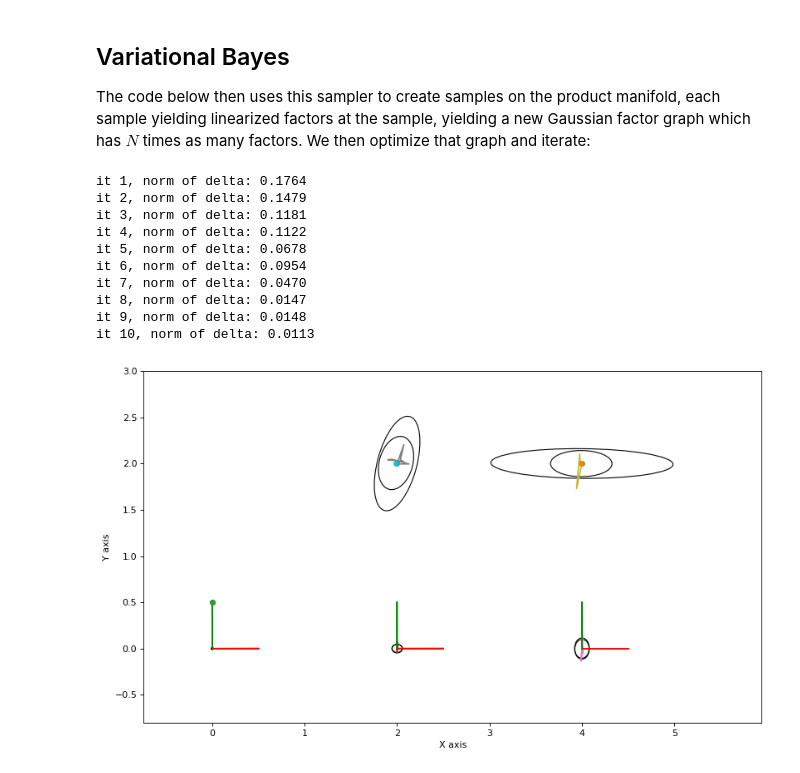
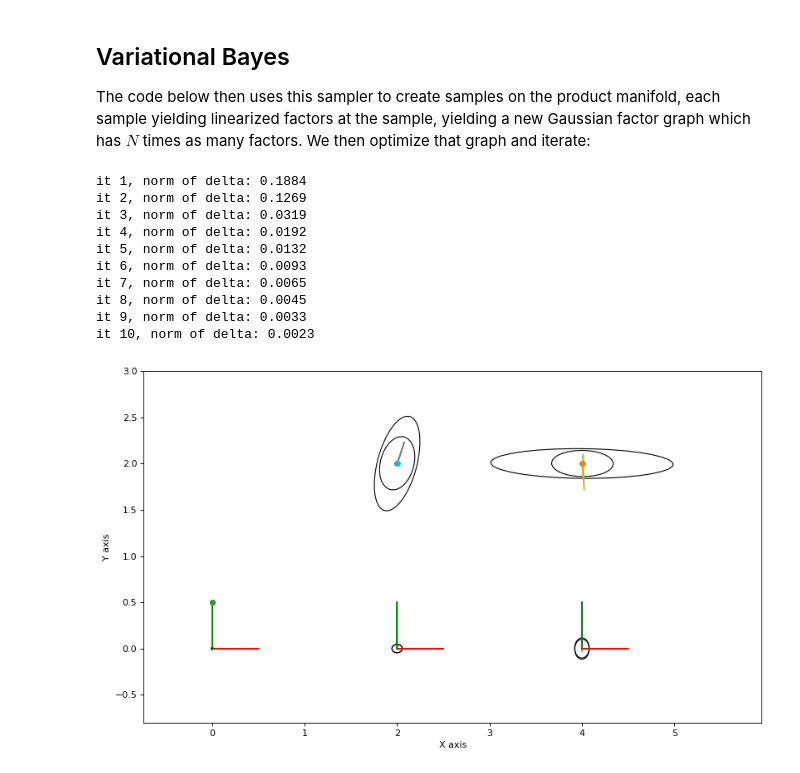
Before and after one commit to gtbook/gtsam-examples, a Jupyter notebook: PlanarSLAMExample_gvi.ipynb, the cells around one changed output. Cells and saved outputs as stored; diff of their text form; code cells hidden in the pictures.

```diff
--- a/PlanarSLAMExample_gvi.ipynb
+++ b/PlanarSLAMExample_gvi.ipynb
@@ -68,9 +45,9 @@ The above creates samples in the *tangent space*, which we then need to upgrade
 # %%
-def perturb(tangent_samples:dict, values:gtsam.Values, s:int):
+def perturb(tangent_samples:dict, values:gtsam.Values, s:int, delta:None):
     vv = gtsam.VectorValues()
     for key in tangent_samples.keys():
         vv.insert(key, tangent_samples[key][:, s])
-    return values.retract(vv)  # all variables updated
+    return values.retract(vv)  if delta is None else values.retract(vv.add(delta))
 # %% [markdown]
 ## A Simple Nonlinear Smoother Example
 
@@ -170,8 +147,10 @@ make_figure()
 for it in range(5):
     # Use the Bayes net to sample from q:
     # KEY STEP: subtract delta from Gaussian samples as we moved to new tangent space
-    tangent_samples = sample_gaussian(bayes_net, N, delta.scale(-1))
-    manifold_samples = [perturb(tangent_samples, values, s) for s in range(N)]
+    tangent_samples = sample_bayes_net(bayes_net, N)
+    mean_correction = delta.scale(-1)
+    manifold_samples = [
+        perturb(tangent_samples, values, s, mean_correction) for s in range(N)]
 
     # Add new linearized factors for every sample:
     big_graph = gtsam.GaussianFactorGraph()
@@ -286,8 +265,9 @@ evolution = {x1: [gtsam.Point2(0, 0)], x2: [gtsam.Point2(2, 0)], x3: [
 
 for it in range(10):
     # Use the Bayes net to sample from q:
-    tangent_samples = sample_gaussian(bayes_net, N, delta.scale(-1))
-    manifold_samples = [perturb(tangent_samples, values, s) for s in range(N)]
+    tangent_samples = sample_bayes_net(bayes_net, N)
+    mean_correction = delta.scale(-1)
+    manifold_samples = [perturb(tangent_samples, values, s, mean_correction) for s in range(N)]
 
     # Add new linearized factors for every sample:
     big_graph = gtsam.GaussianFactorGraph()
@@ -314,41 +294,41 @@ for it in range(10):
 
     # update non-linear estimate
     values = values.retract(delta)
 
     # Record evolution
     iterate = values.retract(delta)
     for key in [x1, x2, x3]:
         evolution[key].append(iterate.atPose2(key).translation())
     for key in [l1, l2]:
         evolution[key].append(iterate.atPoint2(key))
 
 # show evolution:
 for key in [x1, x2, x3, l1, l2]:
     points = np.array(evolution[key]).T
     plt.plot(points[0], points[1])
 
 # update non-linear estimate
 final = values.retract(delta)
 
 # show new covariances
 new_marginals = gtsam.Marginals(big_graph, final)
 for key in [x1, x2, x3]:
     gtsam_plot.plot_pose2(0, final.atPose2(key), 0.5,
                         N*new_marginals.marginalCovariance(key))
 for key in [l1, l2]:
     gtsam_plot.plot_point2(0, final.atPoint2(key), 0.5,
                         N*new_marginals.marginalCovariance(key))
 
 plt.show()
 # %% [output]
-it 1, norm of delta: 0.1764
-it 2, norm of delta: 0.1479
-it 3, norm of delta: 0.1181
-it 4, norm of delta: 0.1122
-it 5, norm of delta: 0.0678
-it 6, norm of delta: 0.0954
-it 7, norm of delta: 0.0470
-it 8, norm of delta: 0.0147
-it 9, norm of delta: 0.0148
-it 10, norm of delta: 0.0113
+it 1, norm of delta: 0.1884
+it 2, norm of delta: 0.1269
+it 3, norm of delta: 0.0319
+it 4, norm of delta: 0.0192
+it 5, norm of delta: 0.0132
+it 6, norm of delta: 0.0093
+it 7, norm of delta: 0.0065
+it 8, norm of delta: 0.0045
+it 9, norm of delta: 0.0033
+it 10, norm of delta: 0.0023
-[figure, old version]
+[figure, new version]
```
Also changed, not shown: parts of 6 cells of this notebook, 2 other files.
